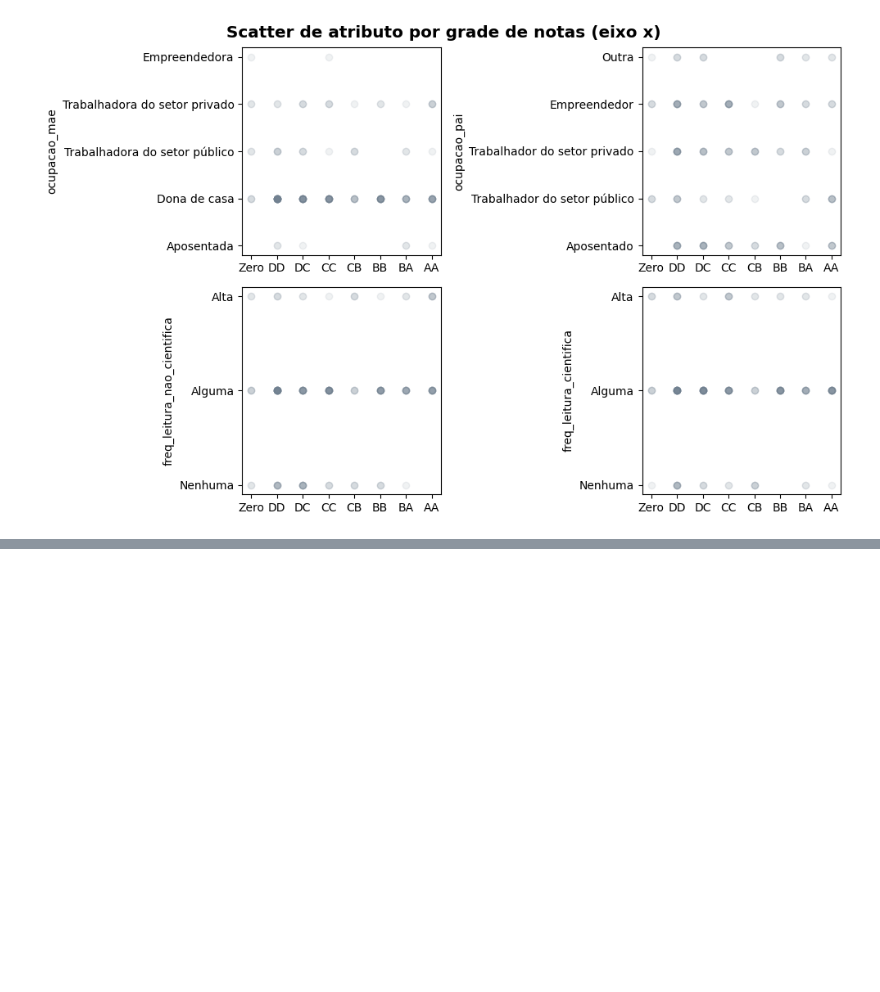
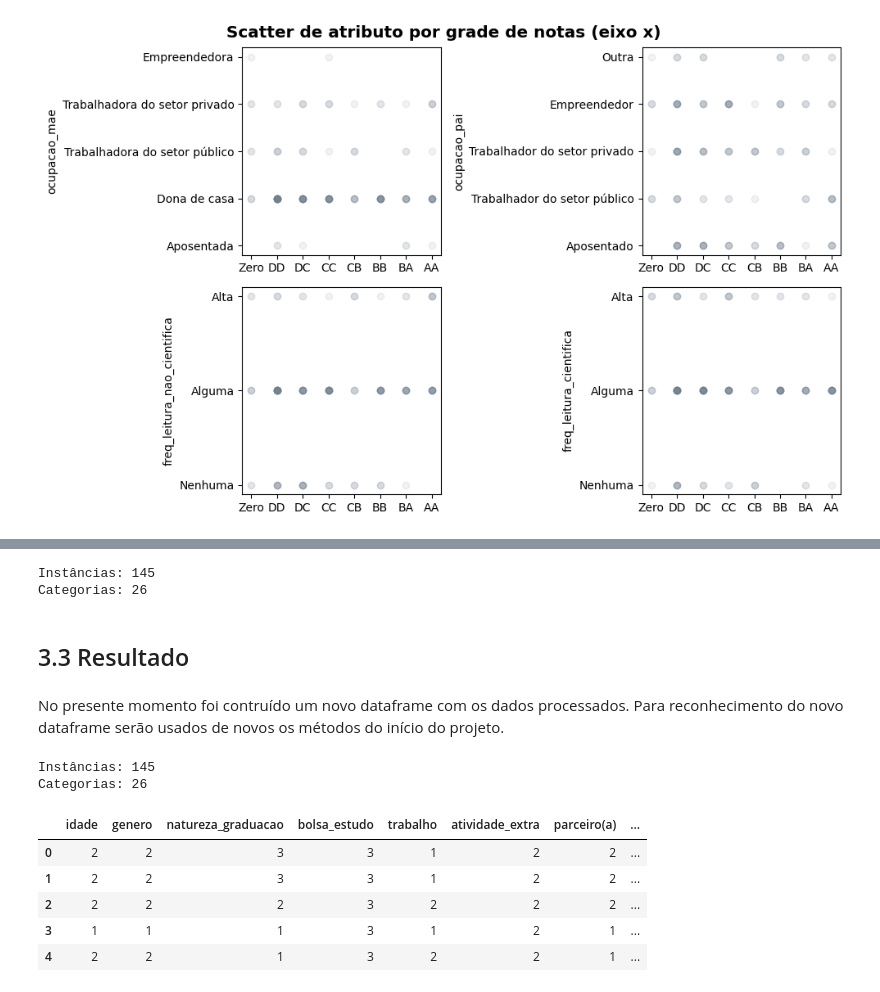
Before and after one commit to IqueMoraes/mvp_analise_exploratoria_e_pre_processamento, a Jupyter notebook: MVP_.ipynb, the cells around one changed output, grey strips where cells are left out. Saved outputs shown, nothing was run; the diff lists cells and outputs as text; code cells hidden in the pictures; blank space fills up the shorter version.

```diff
--- a/MVP_.ipynb
+++ b/MVP_.ipynb
@@ -1171,4 +1177,4 @@ EDUCACAO_PAIS = ("O maior nível educacional entre os pais", {
 students_treatment_df['atencao_aula'] = students_filtered_df.apply(lambda row: row['anotacoes_nas_aulas'] if row['anotacoes_nas_aulas'] > row['escuta_nas_aulas'] else row['escuta_nas_aulas'], axis=1)
 # %%
 # excluindo as colunas originais
-students_treatment_df = students_treatment_df.drop(['anotacoes_nas_aulas', 'anotacoes_nas_aulas'], axis=1)
+students_treatment_df = students_treatment_df.drop(['anotacoes_nas_aulas', 'escuta_nas_aulas'], axis=1)
@@ -1221,0 +1235,3 @@ plt.show()
+# %%
+# excluindo 'ocupacao_mae' e 'ocupacao_pai'
+students_treatment_df = students_treatment_df.drop(['ocupacao_mae', 'ocupacao_pai'], axis=1)
@@ -1221,0 +1259,11 @@ plt.show()
+# %%
+# criando uma nova coluna sobre frequência de leitura
+students_treatment_df['freq_leitura'] = students_filtered_df.apply(lambda row: row['freq_leitura_cientifica'] if row['freq_leitura_cientifica'] > row['freq_leitura_nao_cientifica'] else row['freq_leitura_nao_cientifica'], axis=1)
+# %%
+# excluindo 'freq_leitura_cientifica' e 'freq_leitura_cientifica'
+students_treatment_df = students_treatment_df.drop(['freq_leitura_cientifica', 'freq_leitura_nao_cientifica'], axis=1)
+# %%
+Shape(students_treatment_df)
+# %% [output]
+Instâncias: 145
+Categorias: 26
@@ -1221,0 +1277,19 @@ plt.show()
+# %% [markdown]
+## 3.3 Resultado
+# %% [markdown]
+No presente momento foi contruído um novo dataframe com os dados processados.
+Para reconhecimento do novo dataframe serão usados de novos os métodos do início do projeto.
+# %%
+Shape(students_treatment_df)
+# %% [output]
+Instâncias: 145
+Categorias: 26
+# %%
+students_treatment_df.head()
+# %% [output]
+|  | idade | genero | natureza_graduacao | bolsa_estudo | trabalho | atividade_extra | parceiro(a) | ... |
+| 0 | 2 | 2 | 3 | 3 | 1 | 2 | 2 | ... |
+| 1 | 2 | 2 | 3 | 3 | 1 | 2 | 2 | ... |
+| 2 | 2 | 2 | 2 | 3 | 2 | 2 | 2 | ... |
+| 3 | 1 | 1 | 1 | 3 | 1 | 2 | 1 | ... |
+| 4 | 2 | 2 | 1 | 3 | 2 | 2 | 1 | ... |
```
Also changed, not shown: parts of 17 cells of this notebook.
